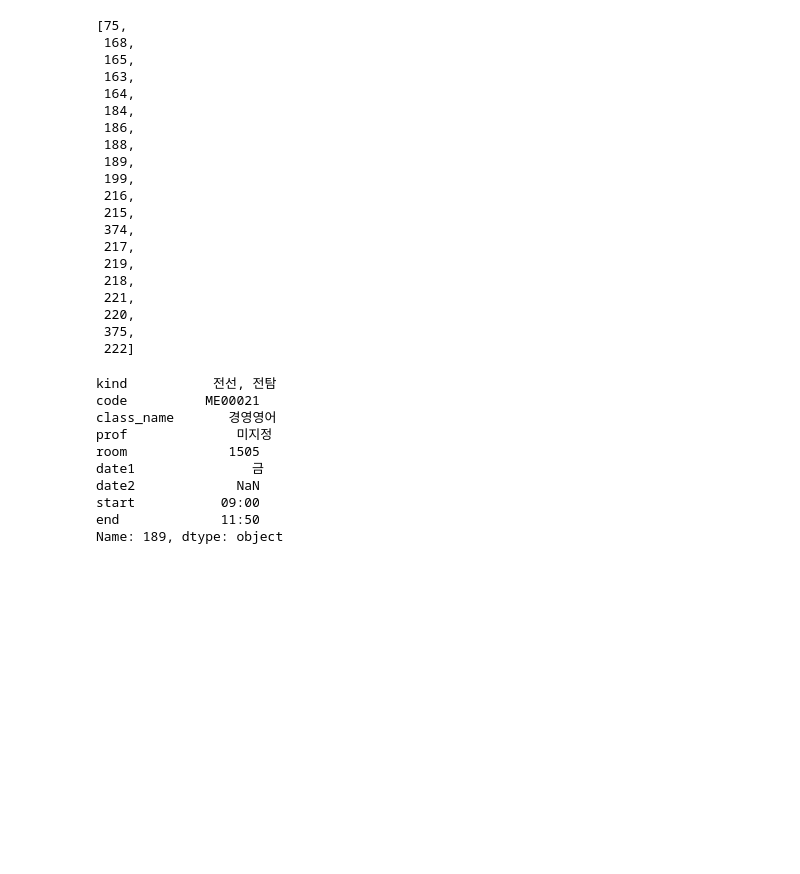
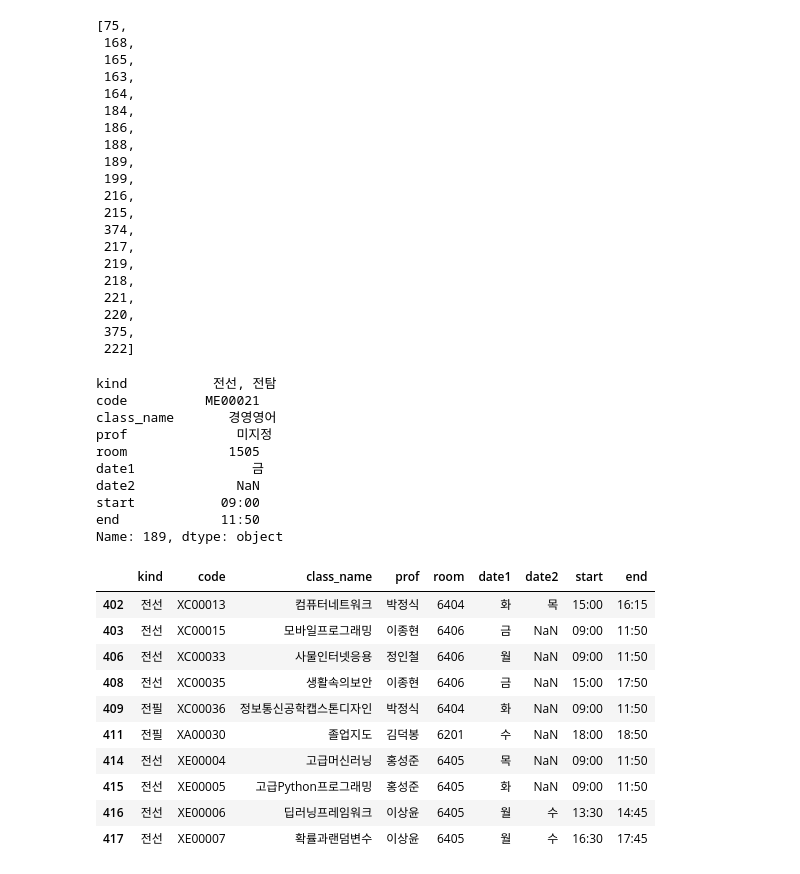
Before and after one commit to sujeengim/MapinSkhu-Data, a Jupyter notebook: second-try/data2.ipynb, the cells around one changed output. Drawn from its saved outputs; the diff is of its cells as text; code cells hidden in the pictures; blank space fills up the shorter version.

```diff
--- a/second-try/data2.ipynb
+++ b/second-try/data2.ipynb
@@ -483,6 +483,7 @@ Name: 75, dtype: object
 # %%
 # 같은 수업 두개씩 있던거 이제 제거
 df = df.drop_duplicates(['code', 'class_name', 'prof', 'room', 'date1', 'date2', 'start', 'end'], keep='first')
+data = data.drop_duplicates(['code', 'class_name', 'prof', 'room', 'date1', 'date2', 'start', 'end'], keep='first')
 # %%
 extract_df = df[df['dup2']==True].sort_values('code')
 # %%
@@ -554,3 +555,16 @@ end             11:50
 Name: 189, dtype: object
 # %%
 ## 컬럼 최종 정리
+data.tail(10)
+# %% [output]
+|  | kind | code | class_name | prof | room | date1 | date2 | start | end |
+| 402 | 전선 | XC00013 | 컴퓨터네트워크 | 박정식 | 6404 | 화 | 목 | 15:00 | 16:15 |
+| 403 | 전선 | XC00015 | 모바일프로그래밍 | 이종현 | 6406 | 금 | NaN | 09:00 | 11:50 |
+| 406 | 전선 | XC00033 | 사물인터넷응용 | 정인철 | 6406 | 월 | NaN | 09:00 | 11:50 |
+| 408 | 전선 | XC00035 | 생활속의보안 | 이종현 | 6406 | 금 | NaN | 15:00 | 17:50 |
+| 409 | 전필 | XC00036 | 정보통신공학캡스톤디자인 | 박정식 | 6404 | 화 | NaN | 09:00 | 11:50 |
+| 411 | 전필 | XA00030 | 졸업지도 | 김덕봉 | 6201 | 수 | NaN | 18:00 | 18:50 |
+| 414 | 전선 | XE00004 | 고급머신러닝 | 홍성준 | 6405 | 목 | NaN | 09:00 | 11:50 |
+| 415 | 전선 | XE00005 | 고급Python프로그래밍 | 홍성준 | 6405 | 화 | NaN | 09:00 | 11:50 |
+| 416 | 전선 | XE00006 | 딥러닝프레임워크 | 이상윤 | 6405 | 월 | 수 | 13:30 | 14:45 |
+| 417 | 전선 | XE00007 | 확률과랜덤변수 | 이상윤 | 6405 | 월 | 수 | 16:30 | 17:45 |
```
Also changed, not shown: parts of 2 cells of this notebook.
